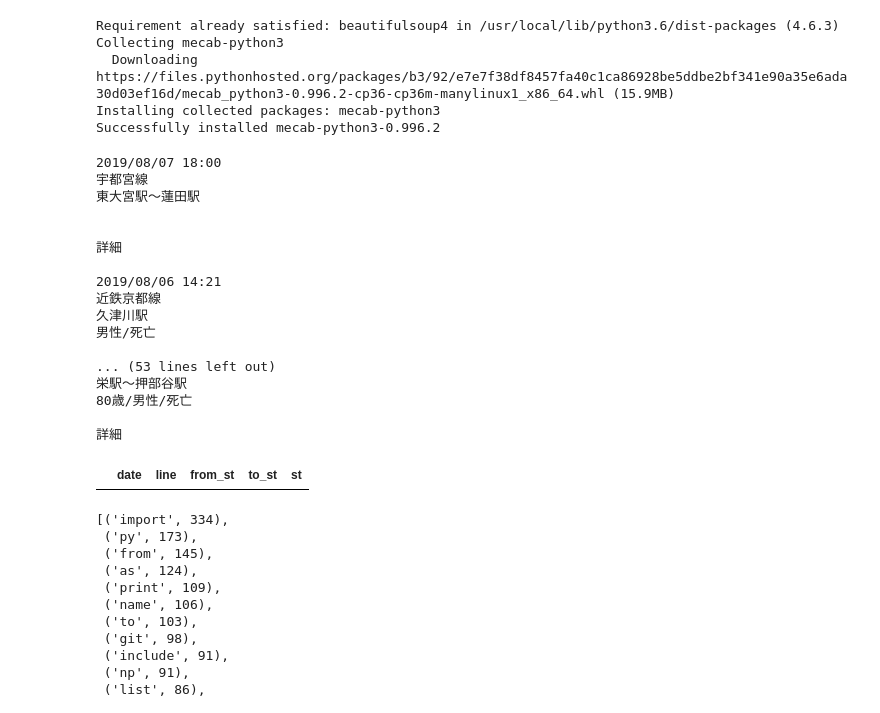
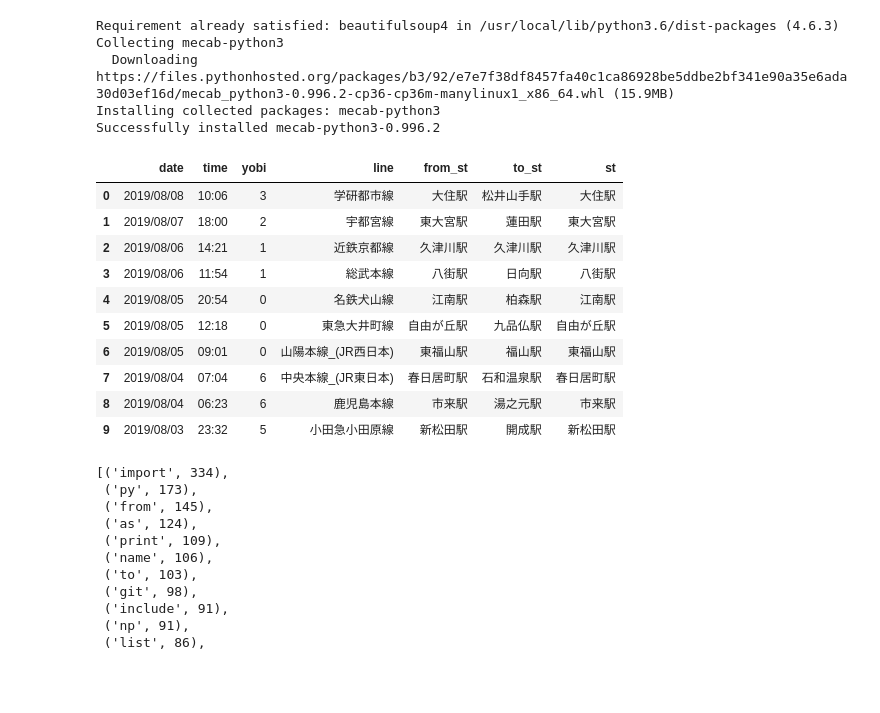
Before and after one commit to soichi-fujiwara/jupyter-notebook, a Jupyter notebook: Web_scraping_Accidents.ipynb, the cells around one changed output. Cells and saved outputs as stored; diff of their text form; code cells hidden in the pictures; blank space fills up the shorter version.

```diff
--- a/Web_scraping_Accidents.ipynb
+++ b/Web_scraping_Accidents.ipynb
@@ -9,6 +9,19 @@ Collecting mecab-python3
   Downloading https://files.pythonhosted.org/packages/b3/92/e7e7f38df8457fa40c1ca86928be5ddbe2bf341e90a35e6ada30d03ef16d/mecab_python3-0.996.2-cp36-cp36m-manylinux1_x86_64.whl (15.9MB)
 Installing collected packages: mecab-python3
 Successfully installed mecab-python3-0.996.2
+# %%
+import sys
+from datetime import *
+from time import *
+
+def get_yobi(inDate):
+
+  yobi = ["月","火","水","木","金","土","日"]
+
+  a = datetime.strptime(inDate,'%Y/%m/%d')
+
+  #return yobi[a.weekday()]
+  return a.weekday()
 # %%
 from bs4 import BeautifulSoup
 from urllib.request import urlopen
@@ -19,56 +32,68 @@ from google.colab import files
 
 #https://accident.laboneko.jp/accidents?limit=10&offset=0
 #https://accident.laboneko.jp/accidents?limit=11680&offset=0
 
 # 親ページURL
 url_pr = 'https://accident.laboneko.jp/accidents?limit=10&offset=0'
 
 # データフレームを定義
-columns = ["date","line","from_st","to_st","st"]
+columns = ["date","time","yobi","line","from_st","to_st","st"]
 df = pd.DataFrame(columns=columns)
 
 html_doc = urlopen(url_pr)
 
 # BeautifulSoupでスクレイピング
 soup = BeautifulSoup(html_doc, 'html.parser')
 # ラッピング単位のクラスを取得
 table  = soup.find_all("table", {"class": "table table-striped"})[0]
 rows = table.findAll("tr")
 
-dataRow = []
 for row in rows:
+  dataRow = []
   for cell in row.findAll("td"):
-    print(cell.text)
     dataRow.append(cell.text)
 
-dataRow
-#   # 各データをデータフレームに格納
-#   se = pd.Series([v_date, v_line,v_from_st,v_to_from_st,v_st], columns)
-#   df = df.append(se, columns)
+  #listに何か入っている場合
+  if dataRow:
+
+    v_date = dataRow[0][0:10]
+    v_time = dataRow[0][11:16]
+    v_yobi = get_yobi(v_date)
+
+    v_line = dataRow[1]
+
+    v_st_info = dataRow[2]
+    v_st_info_sp = v_st_info.split("〜")
+
+    if len(v_st_info_sp) >= 2:
+      v_from_st = v_st_info_sp[0]
+      v_to_st = v_st_info_sp[1]
+      v_st = v_st_info_sp[0]
+    else:
+      v_from_st = v_st_info
+      v_to_st = v_st_info
+      v_st = v_st_info
+
+    # 各データをデータフレームに格納
+    se = pd.Series([v_date,v_time,v_yobi,v_line,v_from_st,v_to_st,v_st], columns)
+    df = df.append(se, columns)
 
 # 収集したデータをCSV形式で保存
 #filename = "Accident_list.csv"
 #df.to_csv(filename, encoding = 'utf-8')
 #files.download(filename)
 
 df
 # %% [output]
-2019/08/07 18:00
-宇都宮線
-東大宮駅〜蓮田駅
-
-
-詳細
-
-2019/08/06 14:21
-近鉄京都線
-久津川駅
-男性/死亡
-
-... (53 lines left out)
-栄駅〜押部谷駅
-80歳/男性/死亡
-
-詳細
-|  | date | line | from_st | to_st | st |
+|  | date | time | yobi | line | from_st | to_st | st |
+| 0 | 2019/08/08 | 10:06 | 3 | 学研都市線 | 大住駅 | 松井山手駅 | 大住駅 |
+| 1 | 2019/08/07 | 18:00 | 2 | 宇都宮線 | 東大宮駅 | 蓮田駅 | 東大宮駅 |
+| 2 | 2019/08/06 | 14:21 | 1 | 近鉄京都線 | 久津川駅 | 久津川駅 | 久津川駅 |
+| 3 | 2019/08/06 | 11:54 | 1 | 総武本線 | 八街駅 | 日向駅 | 八街駅 |
+| 4 | 2019/08/05 | 20:54 | 0 | 名鉄犬山線 | 江南駅 | 柏森駅 | 江南駅 |
+| 5 | 2019/08/05 | 12:18 | 0 | 東急大井町線 | 自由が丘駅 | 九品仏駅 | 自由が丘駅 |
+| 6 | 2019/08/05 | 09:01 | 0 | 山陽本線_(JR西日本) | 東福山駅 | 福山駅 | 東福山駅 |
+| 7 | 2019/08/04 | 07:04 | 6 | 中央本線_(JR東日本) | 春日居町駅 | 石和温泉駅 | 春日居町駅 |
+| 8 | 2019/08/04 | 06:23 | 6 | 鹿児島本線 | 市来駅 | 湯之元駅 | 市来駅 |
+| 9 | 2019/08/03 | 23:32 | 5 | 小田急小田原線 | 新松田駅 | 開成駅 | 新松田駅 |
 # %%
```
Also changed, not shown: parts of 1 cell of this notebook.
